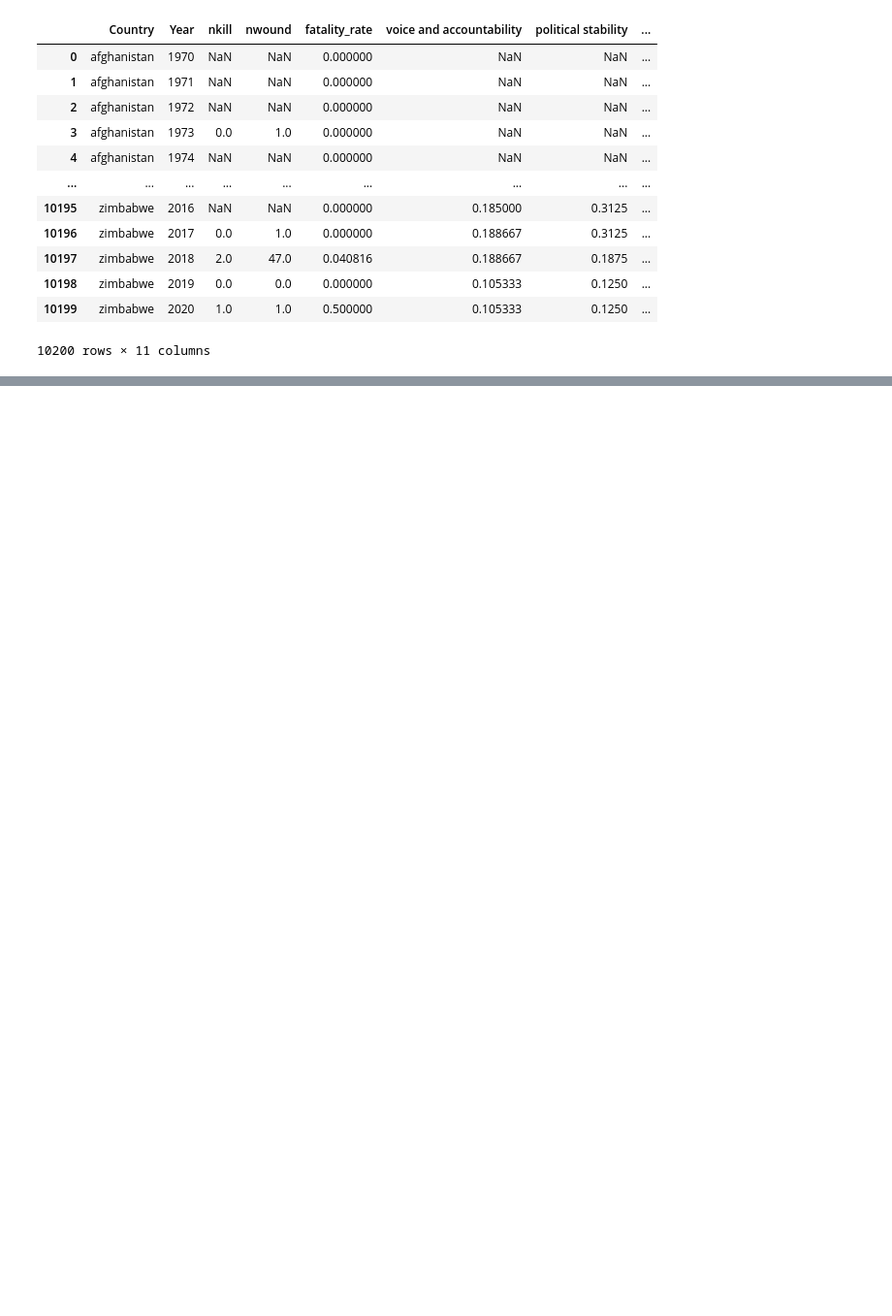
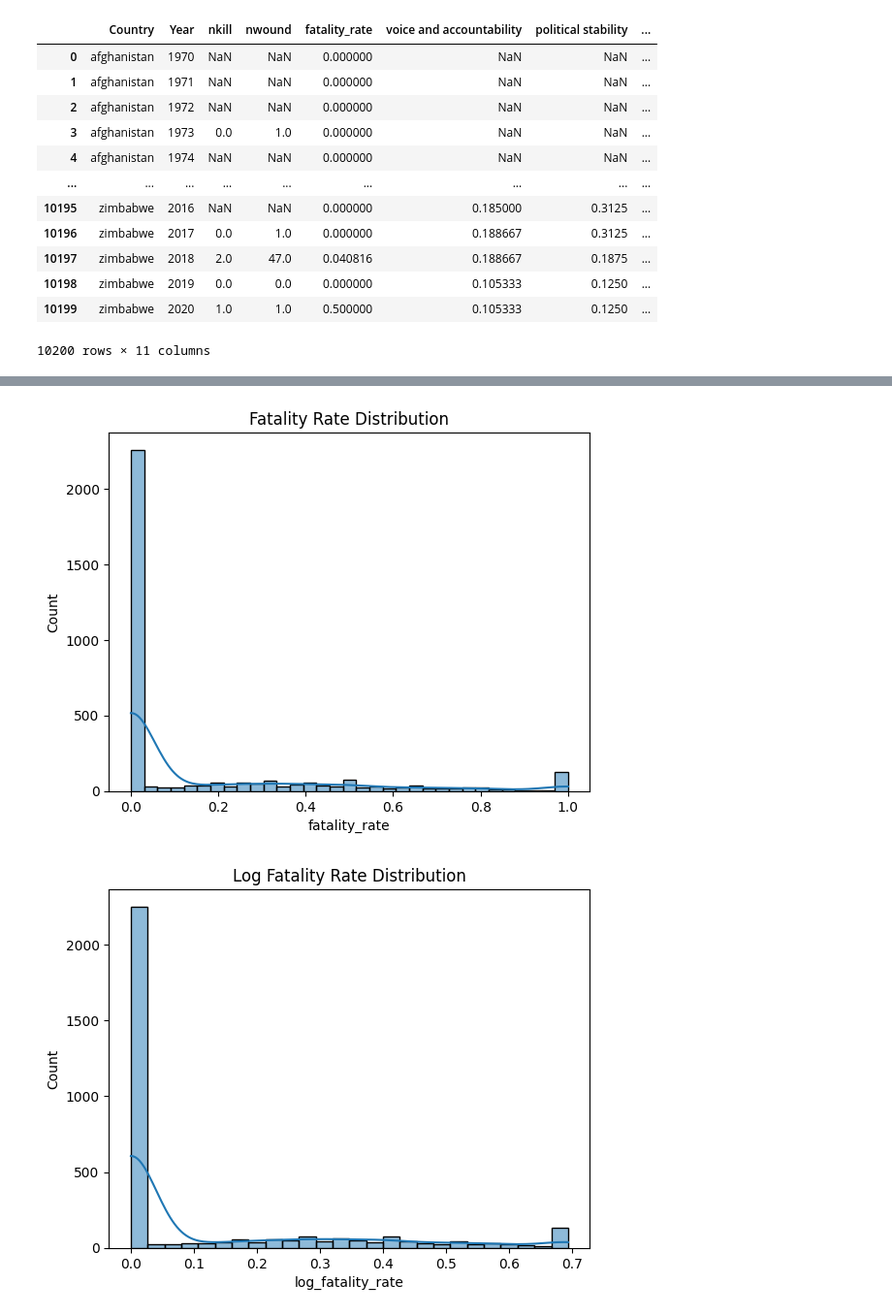
Before and after one commit to tanu-1403/TERRORISM-Numbers-behind-the-nightmare, a Jupyter notebook: notebooks/wgi/fatality.ipynb, the cells around one changed output, grey strips where cells are left out. Shown at 97% size. Cells and saved outputs as stored; diff of their text form; code cells hidden in the pictures; blank space fills up the shorter version.

Commit message:
analysis_fatality

```diff
--- a/notebooks/wgi/fatality.ipynb
+++ b/notebooks/wgi/fatality.ipynb
@@ -131,5 +162,6 @@ final_df = pd.merge(
 # %%
-final_df
+df=final_df.copy()
+df
 # %% [output]
 |  | Country | Year | nkill | nwound | fatality_rate | voice and accountability | political stability | ... |
 | 0 | afghanistan | 1970 | NaN | NaN | 0.000000 | NaN | NaN | ... |
@@ -144,3 +176,17 @@ final_df
 | 10198 | zimbabwe | 2019 | 0.0 | 0.0 | 0.000000 | 0.105333 | 0.1250 | ... |
 | 10199 | zimbabwe | 2020 | 1.0 | 1.0 | 0.500000 | 0.105333 | 0.1250 | ... |
 10200 rows × 11 columns
+# %%
+#Basic cleaning
+cols = ['fatality_rate', 'voice and accountability', 'political stability',
+        'government effectiveness', 'regulatory quality',
+        'rule of law', 'control of corruption']
+
+df[cols] = df[cols].apply(pd.to_numeric, errors='coerce')
+df = df.dropna(subset=cols)
+
+# Log transform (important)
+import numpy as np
+df['log_fatality_rate'] = np.log1p(df['fatality_rate'])
+
+df
@@ -146,0 +257,14 @@ final_df
+# %%
+import seaborn as sns
+import matplotlib.pyplot as plt
+
+sns.histplot(df['fatality_rate'], kde=True)
+plt.title("Fatality Rate Distribution")
+plt.show()
+
+sns.histplot(df['log_fatality_rate'], kde=True)
+plt.title("Log Fatality Rate Distribution")
+plt.show()
+# %% [output]
+[figure, added]
+[figure, added]
```
Also changed, not shown: parts of 22 cells of this notebook.
